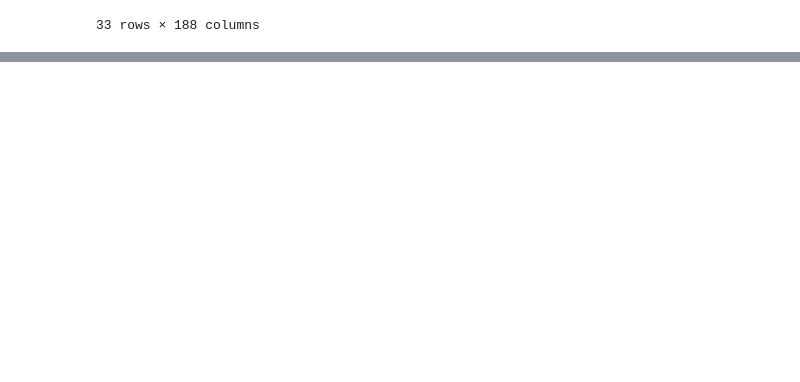
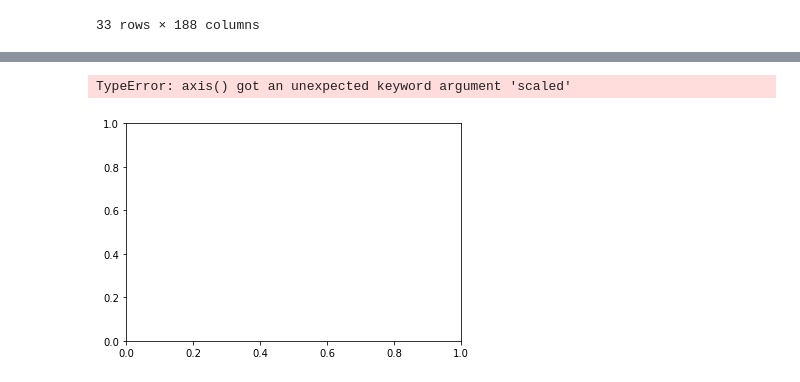
Before and after one commit to fabibert/SoftwareEvolution_P1, a Jupyter notebook: dataframe_tests.ipynb, the cells around one changed output, grey strips where cells are left out. Cells and saved outputs as stored; diff of their text form; code cells hidden in the pictures; blank space fills up the shorter version.

```diff
--- a/dataframe_tests.ipynb
+++ b/dataframe_tests.ipynb
@@ -97,4 +116,9 @@ def plot_dataframe(dataframe):
     plt.show()
+# %%
+plt.axis(scaled=True)
+# %% [output]
+TypeError: axis() got an unexpected keyword argument 'scaled'
+[figure, added]
 # %%
 plot_dataframe(df_dict)
 # %% [output]
```
Also changed, not shown: parts of 10 cells of this notebook, 1 other file.
